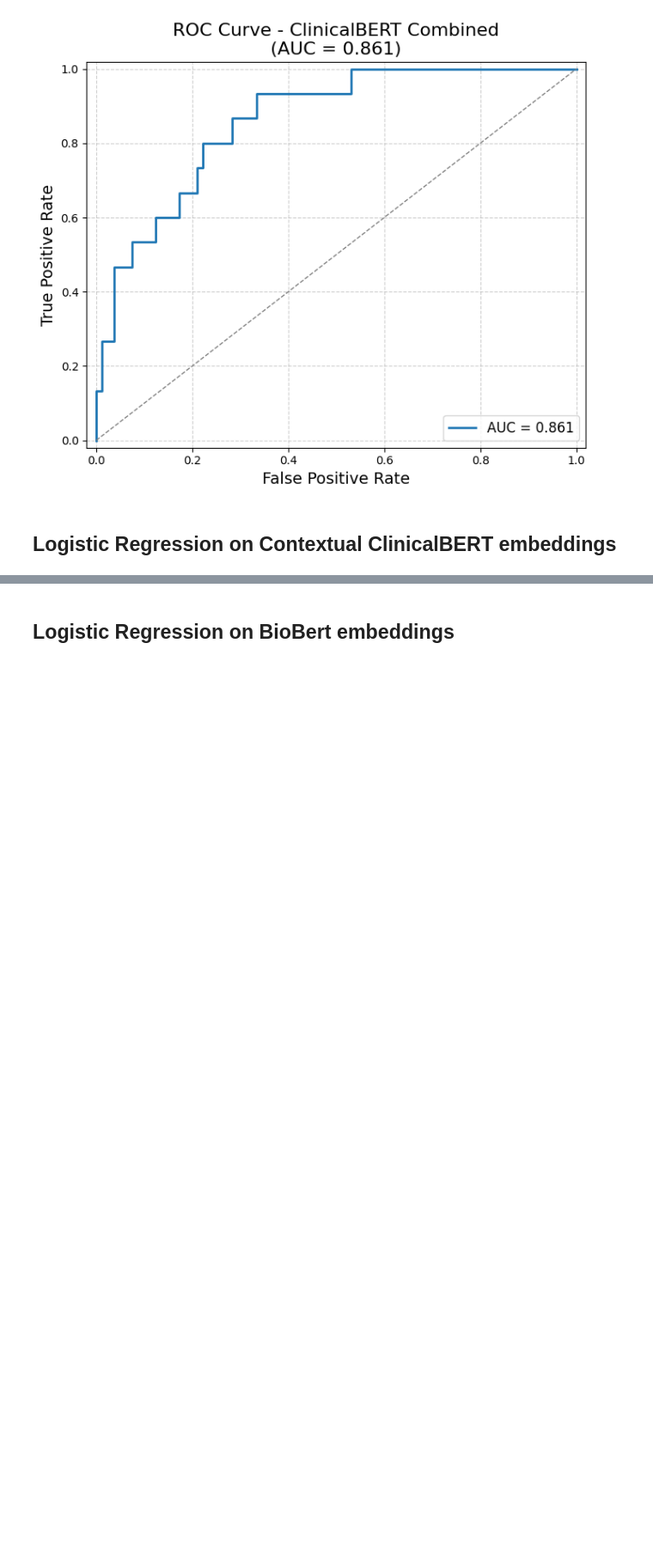
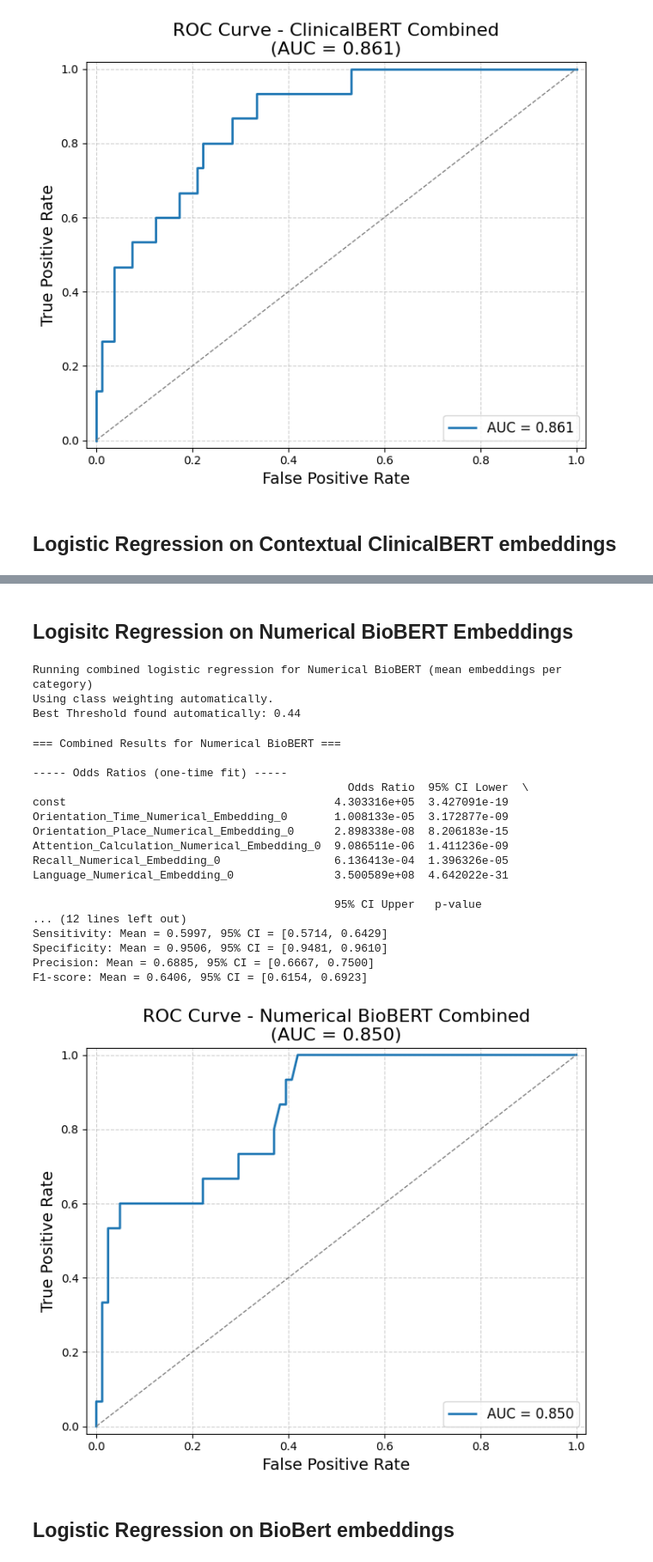
Before and after one commit to LisanKuruppu/bacheloroppgave, a Jupyter notebook: Logisitc_Analysis.ipynb, the cells around one changed output, grey strips where cells are left out. Shown at 86% size. Saved outputs shown, nothing was run; the diff lists cells and outputs as text; code cells hidden in the pictures; blank space fills up the shorter version.

```diff
--- a/Logisitc_Analysis.ipynb
+++ b/Logisitc_Analysis.ipynb
@@ -950,4 +945,37 @@ F1-score: Mean = 0.5604, 95% CI = [0.5517, 0.5814]
 [figure]
+# %% [markdown]
+## Logisitc Regression on Numerical BioBERT Embeddings
+# %%
+numerical_biobert_combined_results = run_logistic_regression_pipeline(
+    train_df=df_numerical_biobert_train,
+    test_df=df_numerical_biobert_test,
+    embedding_cols=[col for col in df_numerical_biobert_train.columns if col.startswith("Numerical_Embedding_")],
+    categories=updated_categories,
+    model_name="Numerical BioBERT",
+    n_bootstrap=1000
+)
+# %% [output]
+Running combined logistic regression for Numerical BioBERT (mean embeddings per category)
+Using class weighting automatically.
+Best Threshold found automatically: 0.44
+=== Combined Results for Numerical BioBERT ===
+
+----- Odds Ratios (one-time fit) -----
+                                               Odds Ratio  95% CI Lower  \
+const                                        4.303316e+05  3.427091e-19
+Orientation_Time_Numerical_Embedding_0       1.008133e-05  3.172877e-09
+Orientation_Place_Numerical_Embedding_0      2.898338e-08  8.206183e-15
+Attention_Calculation_Numerical_Embedding_0  9.086511e-06  1.411236e-09
+Recall_Numerical_Embedding_0                 6.136413e-04  1.396326e-05
+Language_Numerical_Embedding_0               3.500589e+08  4.642022e-31
+
+                                             95% CI Upper   p-value
+... (12 lines left out)
+Sensitivity: Mean = 0.5997, 95% CI = [0.5714, 0.6429]
+Specificity: Mean = 0.9506, 95% CI = [0.9481, 0.9610]
+Precision: Mean = 0.6885, 95% CI = [0.6667, 0.7500]
+F1-score: Mean = 0.6406, 95% CI = [0.6154, 0.6923]
+[figure, added]
 # %% [markdown]
 ## Logistic Regression on BioBert embeddings
 # %%
```
Also changed, not shown: parts of 17 cells of this notebook, 14 other files.
